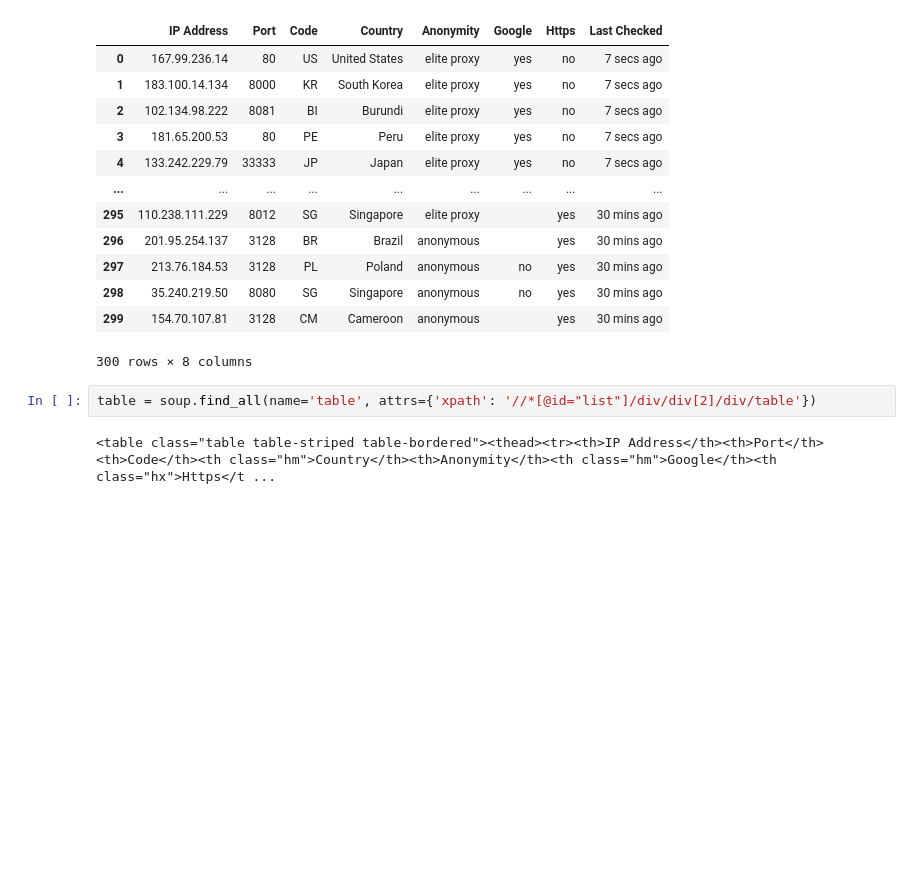
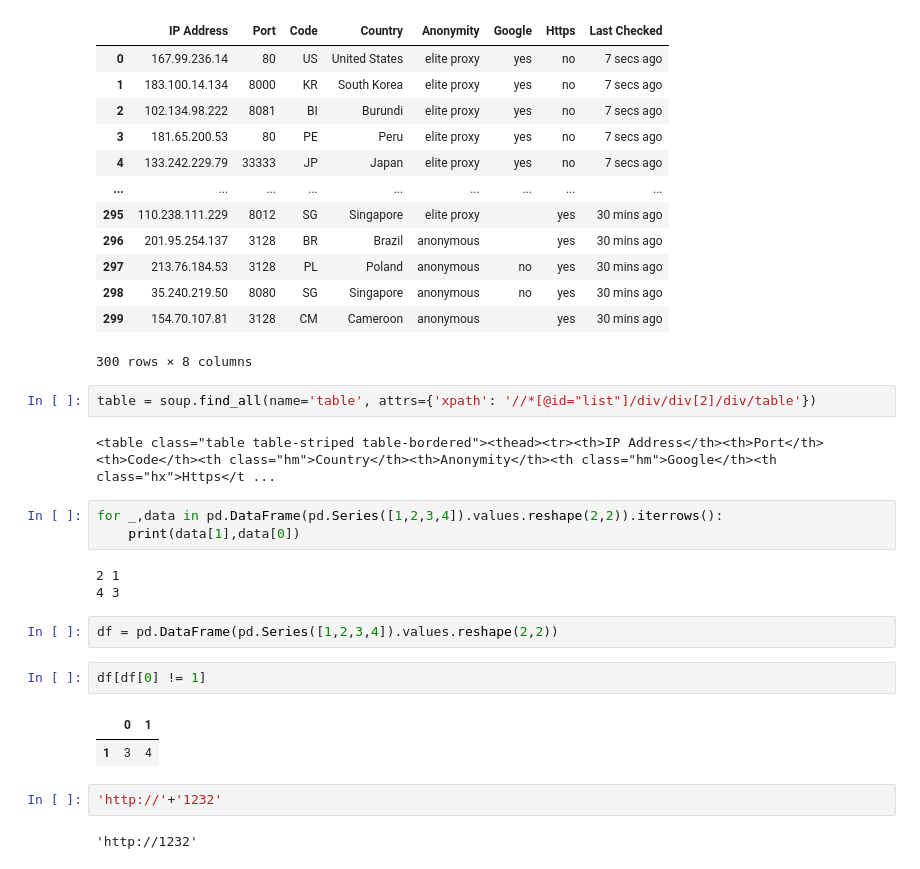
Before and after one commit to TheResearchLab/Practice, a Jupyter notebook: Streamlit-Basketball-App/data_ingest.ipynb, the cells around one changed output. Drawn from its saved outputs; the diff is of its cells as text; blank space fills up the shorter version.

```diff
--- a/Streamlit-Basketball-App/data_ingest.ipynb
+++ b/Streamlit-Basketball-App/data_ingest.ipynb
@@ -222,3 +224,20 @@ table = soup.find_all(name='table', attrs={'xpath': '//*[@id="list"]/div/div[2]/
 # %%
 # %% [output]
 <table class="table table-striped table-bordered"><thead><tr><th>IP Address</th><th>Port</th><th>Code</th><th class="hm">Country</th><th>Anonymity</th><th class="hm">Google</th><th class="hx">Https</t ...
+# %%
+for _,data in pd.DataFrame(pd.Series([1,2,3,4]).values.reshape(2,2)).iterrows():
+    print(data[1],data[0])
+# %% [output]
+2 1
+4 3
+# %%
+df = pd.DataFrame(pd.Series([1,2,3,4]).values.reshape(2,2))
+# %%
+df[df[0] != 1]
+# %% [output]
+|  | 0 | 1 |
+| 1 | 3 | 4 |
+# %%
+'http://'+'1232'
+# %% [output]
+'http://1232'
```
Also changed, not shown: parts of 1 cell of this notebook, 2 other files.
